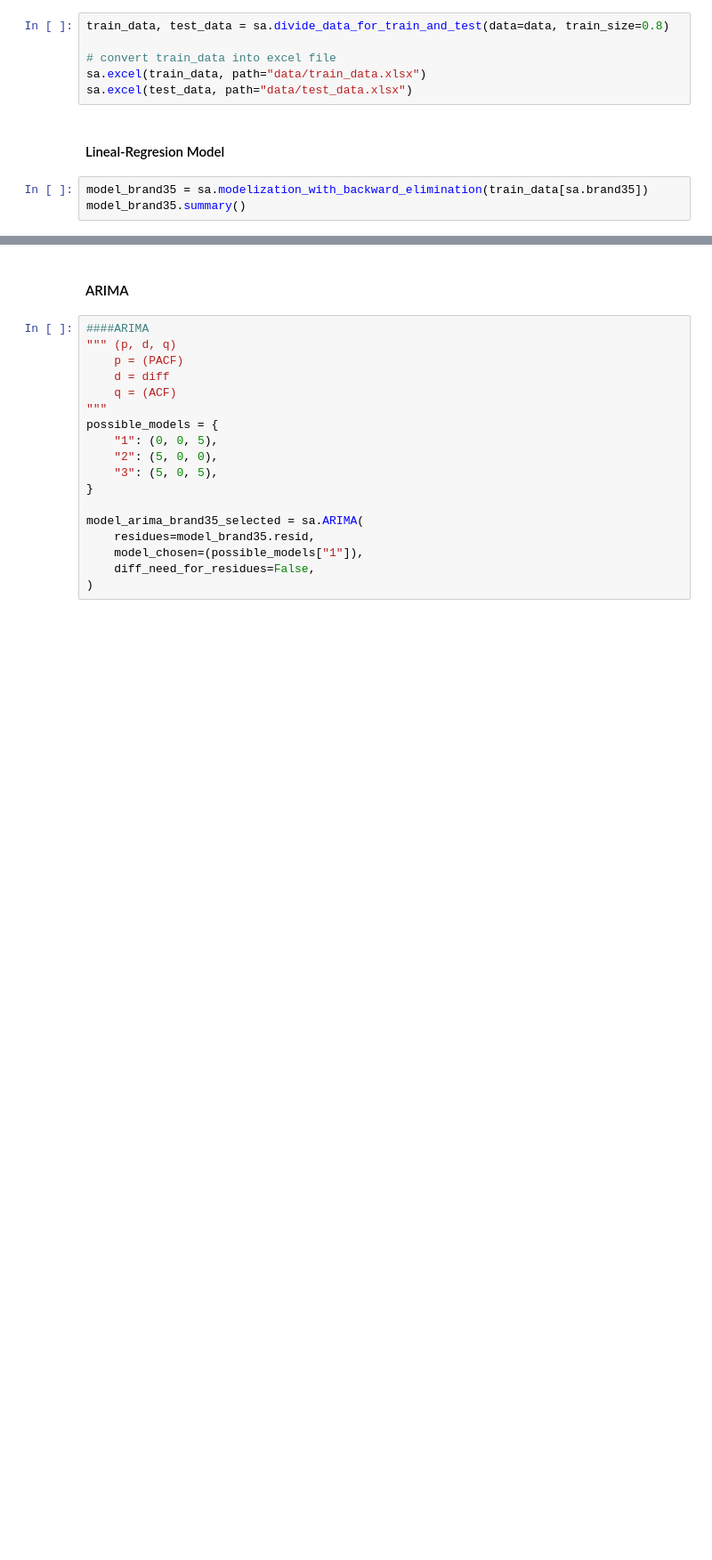
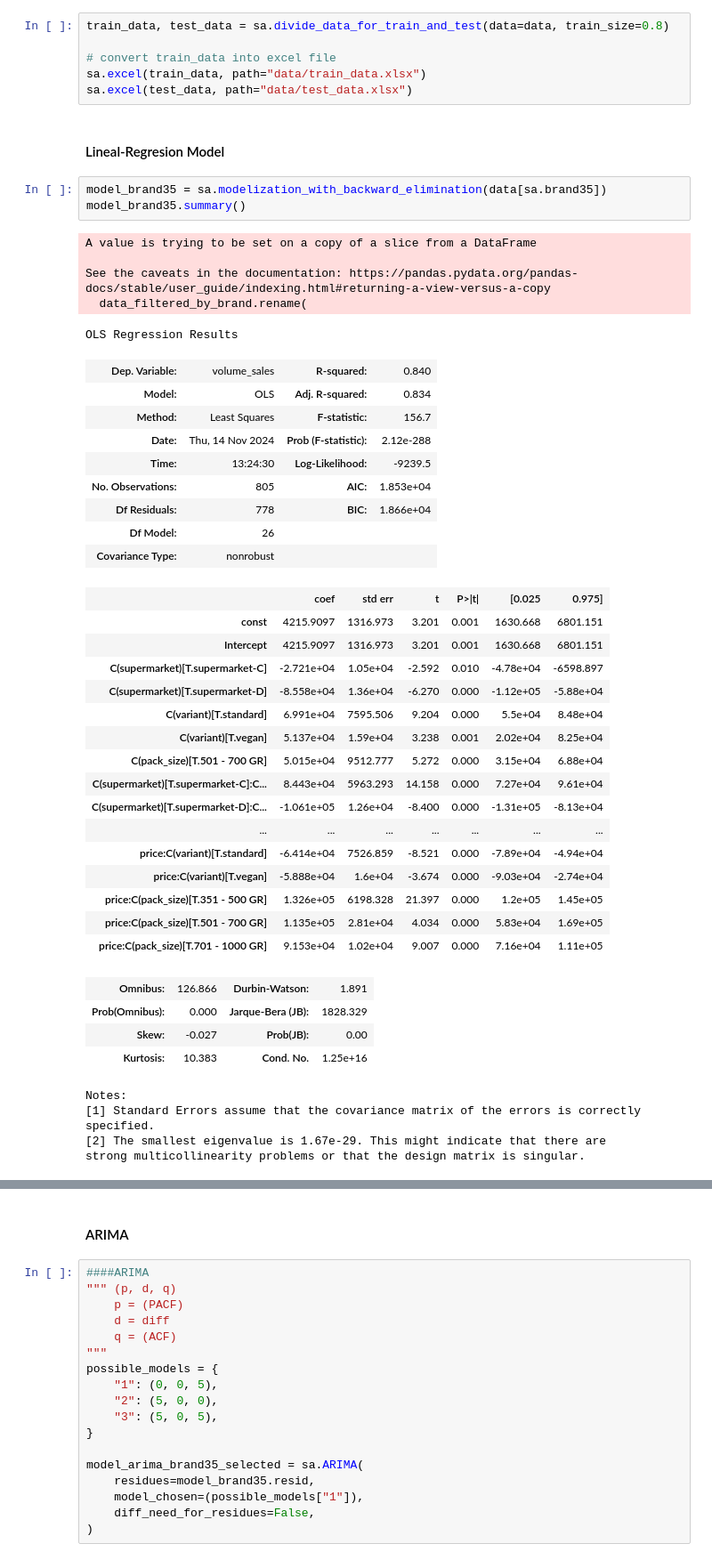
Before and after one commit to oscarjibou/BT-DataAnalysis, a Jupyter notebook: data_analysis.ipynb, the cells around one changed output, grey strips where cells are left out. Shown at 89% size. Drawn from its saved outputs; the diff is of its cells as text; blank space fills up the shorter version.

```diff
--- a/data_analysis.ipynb
+++ b/data_analysis.ipynb
@@ -17,8 +24,47 @@ sa.excel(test_data, path="data/test_data.xlsx")
 # %% [markdown]
 #### Lineal-Regresion Model
 # %%
-model_brand35 = sa.modelization_with_backward_elimination(train_data[sa.brand35])
+model_brand35 = sa.modelization_with_backward_elimination(data[sa.brand35])
 model_brand35.summary()
+# %% [output]
+A value is trying to be set on a copy of a slice from a DataFrame
+
+See the caveats in the documentation: https://pandas.pydata.org/pandas-docs/stable/user_guide/indexing.html#returning-a-view-versus-a-copy
+  data_filtered_by_brand.rename(
+OLS Regression Results
+| Dep. Variable: | volume_sales | R-squared: | 0.840 |
+| Model: | OLS | Adj. R-squared: | 0.834 |
+| Method: | Least Squares | F-statistic: | 156.7 |
+| Date: | Thu, 14 Nov 2024 | Prob (F-statistic): | 2.12e-288 |
+| Time: | 13:24:30 | Log-Likelihood: | -9239.5 |
+| No. Observations: | 805 | AIC: | 1.853e+04 |
+| Df Residuals: | 778 | BIC: | 1.866e+04 |
+| Df Model: | 26 |  |  |
+| Covariance Type: | nonrobust |  |  |
+|  | coef | std err | t | P>|t| | [0.025 | 0.975] |
+| const | 4215.9097 | 1316.973 | 3.201 | 0.001 | 1630.668 | 6801.151 |
+| Intercept | 4215.9097 | 1316.973 | 3.201 | 0.001 | 1630.668 | 6801.151 |
+| C(supermarket)[T.supermarket-C] | -2.721e+04 | 1.05e+04 | -2.592 | 0.010 | -4.78e+04 | -6598.897 |
+| C(supermarket)[T.supermarket-D] | -8.558e+04 | 1.36e+04 | -6.270 | 0.000 | -1.12e+05 | -5.88e+04 |
+| C(variant)[T.standard] | 6.991e+04 | 7595.506 | 9.204 | 0.000 | 5.5e+04 | 8.48e+04 |
+| C(variant)[T.vegan] | 5.137e+04 | 1.59e+04 | 3.238 | 0.001 | 2.02e+04 | 8.25e+04 |
+| C(pack_size)[T.501 - 700 GR] | 5.015e+04 | 9512.777 | 5.272 | 0.000 | 3.15e+04 | 6.88e+04 |
+| C(supermarket)[T.supermarket-C]:C... | 8.443e+04 | 5963.293 | 14.158 | 0.000 | 7.27e+04 | 9.61e+04 |
+| C(supermarket)[T.supermarket-D]:C... | -1.061e+05 | 1.26e+04 | -8.400 | 0.000 | -1.31e+05 | -8.13e+04 |
+| ... | ... | ... | ... | ... | ... | ... |
+| price:C(variant)[T.standard] | -6.414e+04 | 7526.859 | -8.521 | 0.000 | -7.89e+04 | -4.94e+04 |
+| price:C(variant)[T.vegan] | -5.888e+04 | 1.6e+04 | -3.674 | 0.000 | -9.03e+04 | -2.74e+04 |
+| price:C(pack_size)[T.351 - 500 GR] | 1.326e+05 | 6198.328 | 21.397 | 0.000 | 1.2e+05 | 1.45e+05 |
+| price:C(pack_size)[T.501 - 700 GR] | 1.135e+05 | 2.81e+04 | 4.034 | 0.000 | 5.83e+04 | 1.69e+05 |
+| price:C(pack_size)[T.701 - 1000 GR] | 9.153e+04 | 1.02e+04 | 9.007 | 0.000 | 7.16e+04 | 1.11e+05 |
+| Omnibus: | 126.866 | Durbin-Watson: | 1.891 |
+| Prob(Omnibus): | 0.000 | Jarque-Bera (JB): | 1828.329 |
+| Skew: | -0.027 | Prob(JB): | 0.00 |
+| Kurtosis: | 10.383 | Cond. No. | 1.25e+16 |
+Notes:
+[1] Standard Errors assume that the covariance matrix of the errors is correctly specified.
+[2] The smallest eigenvalue is 1.67e-29. This might indicate that there are
+strong multicollinearity problems or that the design matrix is singular.
 # %%
 ####RESIDUALS
 sa.plot_resid_ACF_PACF(model_brand35.resid, lags=40)
```
Also changed, not shown: parts of 5 cells of this notebook, 2 other files.
